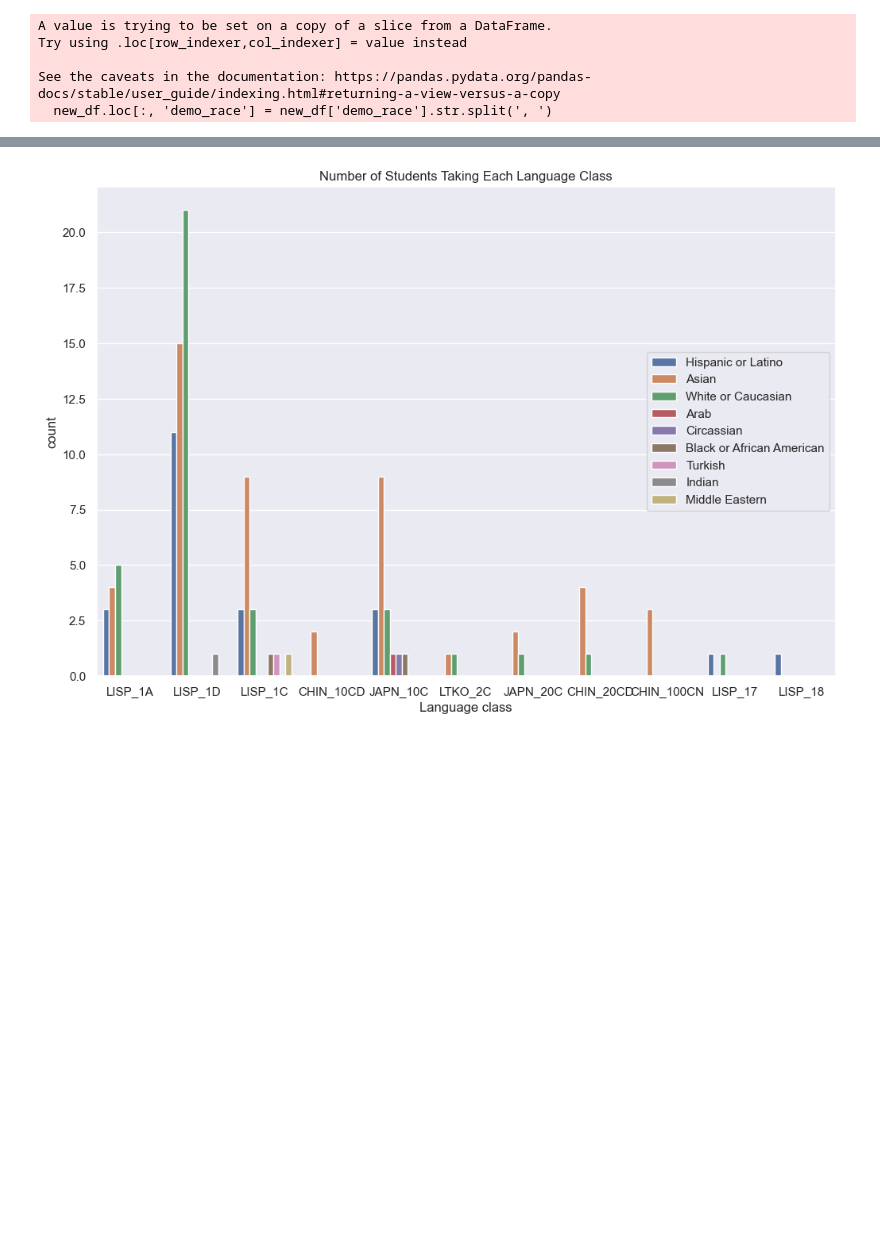
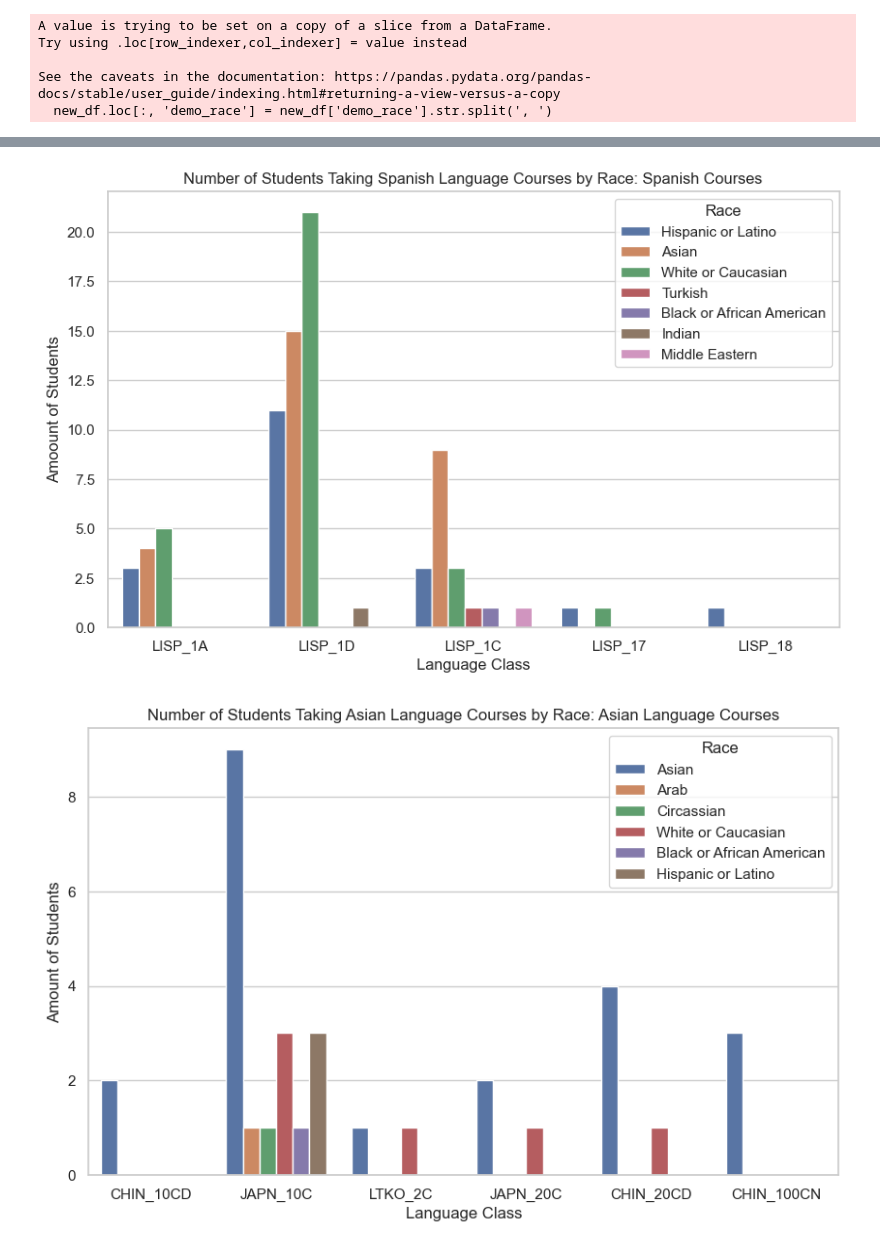
Before and after one commit to ima-quack/COGS164_Language_Motivation, a Jupyter notebook: Agreeance Race to Language.ipynb, the cells around one changed output, grey strips where cells are left out. Saved outputs shown, nothing was run; the diff lists cells and outputs as text; code cells hidden in the pictures; blank space fills up the shorter version.

Commit message:
Update Agreeance Race to Language.ipynb
Change the graph and seperated them into two: spanish and asian language courses

```diff
--- a/Agreeance Race to Language.ipynb
+++ b/Agreeance Race to Language.ipynb
@@ -64,20 +49,34 @@ new_df = new_df.reset_index(drop=True)
 # %%
 # Setting plot style
-sns.set(style='darkgrid')
+sns.set(style = 'darkgrid')
+sns.set(style =  'whitegrid')
 
-# Creating the countplot
-plt.figure(figsize=(12,8))
-sns.countplot(data=new_df, x='demo_class', hue='demo_race')
+# Split the data ito two sets
+subset1 = new_df[new_df['demo_class'].isin(['LISP_1A', 'LISP_1D', 'LISP_1C', 'LISP_17', 'LISP_18'])]
+subset2 = new_df[new_df['demo_class'].isin(['CHIN_10CD', 'JAPN_10C', 'LTKO_2C', 'JAPN_20C', 'CHIN_20CD', 'CHIN_100CN'])]
 
 
-# Setting title and labels
-plt.title("Number of Students Taking Each Language Class")
-plt.xlabel("Language class")
-plt.ylabel('count')
+# Create the first graph with the subset 1 data
+plt.figure(figsize=(10, 6))
+sns.countplot(data=subset1, x='demo_class', hue='demo_race')
+plt.title('Number of Students Taking Spanish Language Courses by Race: Spanish Courses')
+plt.xlabel('Language Class')
+plt.ylabel('Amoount of Students')
+plt.legend(title='Race', loc='upper right')
+plt.show()
 
-# Moving the Legend
-plt.legend(loc='center right')
+# Create the second graph with subset 2 data
+plt.figure(figsize=(10, 6))
+sns.countplot(data=subset2, x='demo_class', hue='demo_race')
+plt.title('Number of Students Taking Asian Language Courses by Race: Asian Language Courses')
+plt.xlabel('Language Class')
+plt.ylabel('Amount of Students')
+plt.legend(title='Race', loc='upper right')
+plt.show()
+
+
 # The plot
 plt.show()
 # %% [output]
-[figure, old version]
+[figure, new version]
+[figure, added]
```
Also changed, not shown: parts of 1 cell of this notebook.
